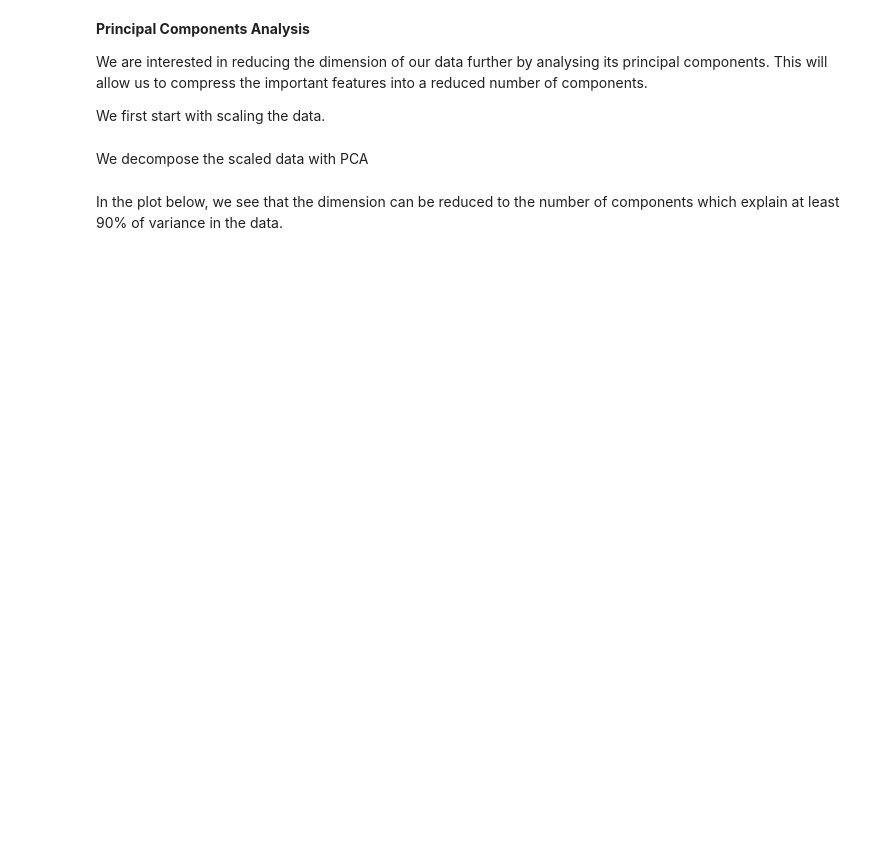
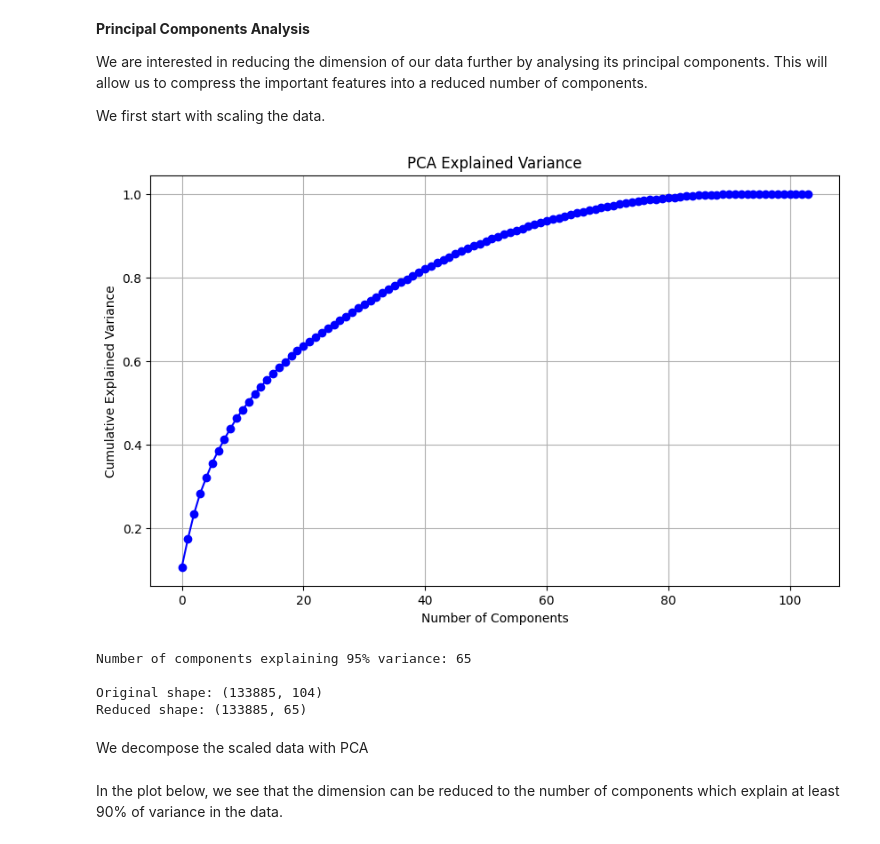
Before and after one commit to iankamar/loan_analysis, a Jupyter notebook: loan_chargeoff_prediction.ipynb, the cells around one changed output. Cells and saved outputs as stored; diff of their text form; code cells hidden in the pictures; blank space fills up the shorter version.

```diff
--- a/loan_chargeoff_prediction.ipynb
+++ b/loan_chargeoff_prediction.ipynb
@@ -555,3 +655,44 @@ X_test_scaled = scaler.transform(X_test)
+# %%
+from sklearn.preprocessing import StandardScaler
+from sklearn.decomposition import PCA
+import matplotlib.pyplot as plt
+
+# 1. Scaling
+scaler = StandardScaler()
+X_train_scaled = scaler.fit_transform(X_train)
+X_val_scaled = scaler.transform(X_val)  # Use same scaler for validation
+X_test_scaled = scaler.transform(X_test)  # And test sets
+
+# 2. PCA Analysis
+pca = PCA().fit(X_train_scaled)
+
+# Visualize explained variance
+plt.figure(figsize=(10,6))
+plt.plot(np.cumsum(pca.explained_variance_ratio_), 'b-o')
+plt.xlabel('Number of Components')
+plt.ylabel('Cumulative Explained Variance')
+plt.title('PCA Explained Variance')
+plt.grid()
+plt.show()
+
+# 3. Choose optimal components (e.g., 95% variance)
+n_components = np.argmax(np.cumsum(pca.explained_variance_ratio_) >= 0.95) + 1
+print(f"Number of components explaining 95% variance: {n_components}")
+
+# 4. Transform all sets
+pca_final = PCA(n_components=n_components)
+X_train_pca = pca_final.fit_transform(X_train_scaled)
+X_val_pca = pca_final.transform(X_val_scaled)
+X_test_pca = pca_final.transform(X_test_scaled)
+
+print(f"\nOriginal shape: {X_train.shape}")
+print(f"Reduced shape: {X_train_pca.shape}")
+# %% [output]
+[figure, added]
+Number of components explaining 95% variance: 65
+
+Original shape: (133885, 104)
+Reduced shape: (133885, 65)
 # %% [markdown]
 We decompose the scaled data with PCA
 # %%
```
Also changed, not shown: parts of 38 cells of this notebook, 1 other file.
